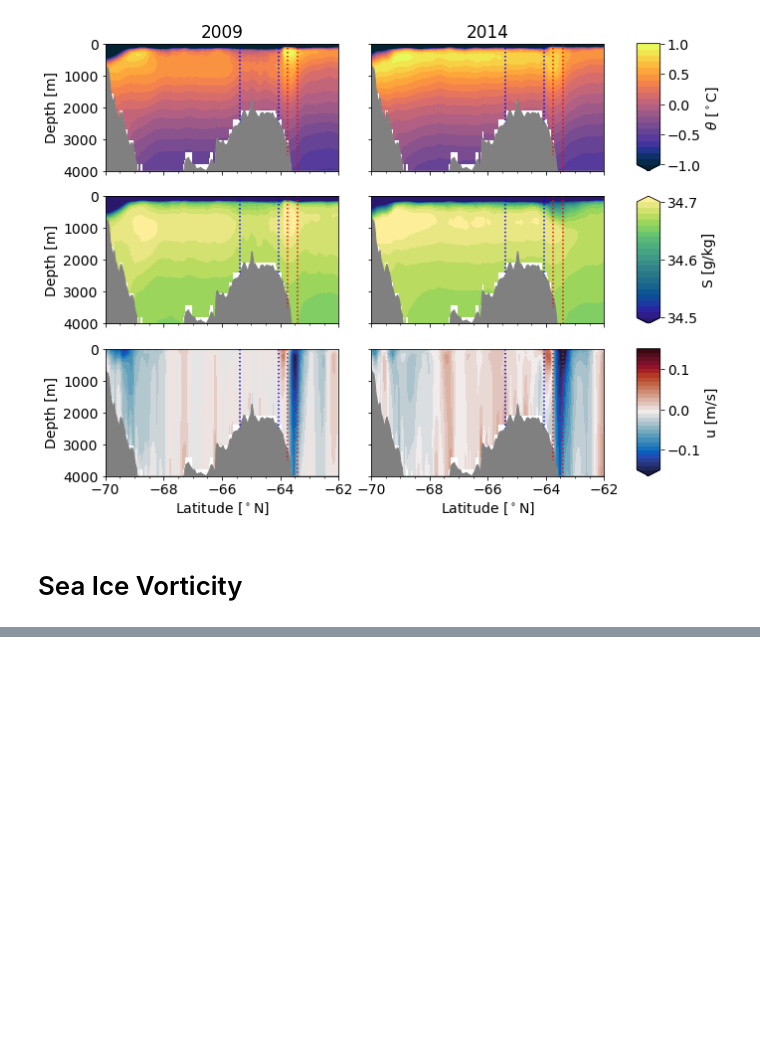
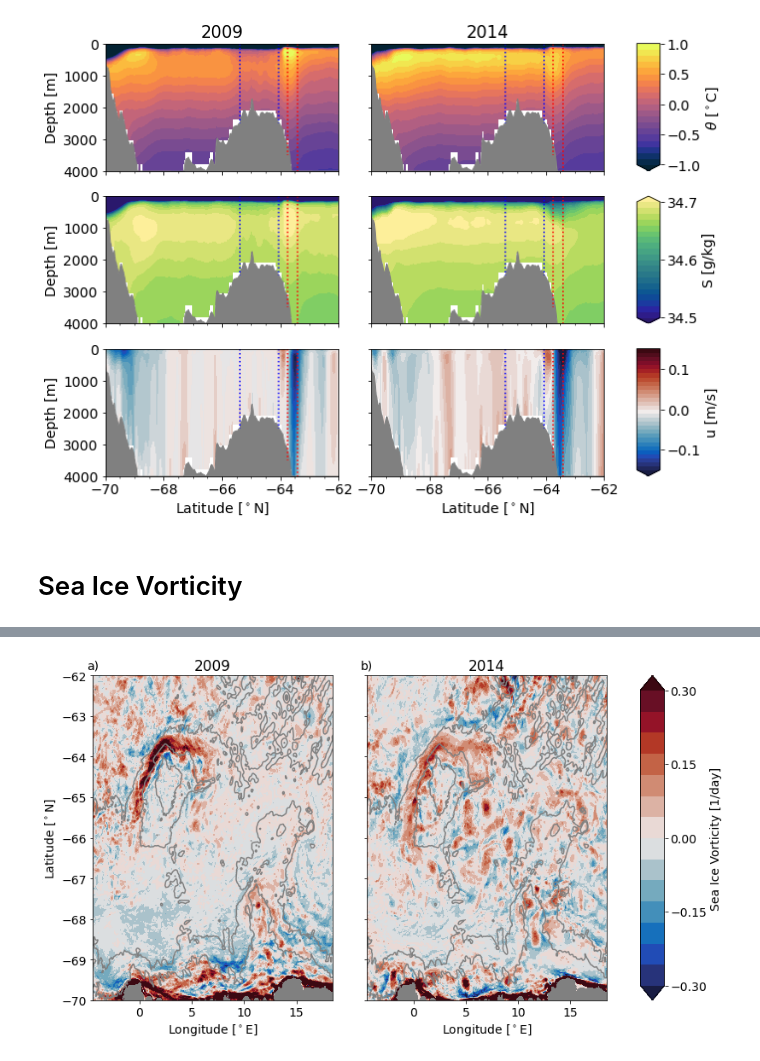
Before and after one commit to bguelk/JGR_2023_MaudRise, a Jupyter notebook: plot_figures/plot_sections.ipynb, the cells around one changed output, grey strips where cells are left out. Cells and saved outputs as stored; diff of their text form; code cells hidden in the pictures; blank space fills up the shorter version.

```diff
--- a/plot_figures/plot_sections.ipynb
+++ b/plot_figures/plot_sections.ipynb
@@ -394,0 +397,55 @@ plt.savefig('./seaice_vorticity_2009_2014.jpg',dpi=300)
+# %%
+path=('../../MAUD_RISE_config/maud_v4/m36_ke2/section/')
+
+ds_09=xr.open_mfdataset(path+'Vort*_2009_m36_fullyear.nc')
+ds_09=ds_09.expand_dims(dim='t')
+ds_09['year']=ds_09.t+2009
+ds_09.coords['year']=ds_09.year
+
+ds_14=xr.open_mfdataset(path+'Vort*_2014_m36_fullyear.nc')
+ds_14=ds_14.expand_dims(dim='t')
+ds_14['year']=ds_14.t+2014
+ds_14.coords['year']=ds_14.year
+
+bat=xr.open_dataset('../../MAUD_RISE_config/maud_v4/m36_mask/1_domain_cfg_50levels_new.nc')
+bat.coords['nav_lon']=bat.nav_lon.mean(dim='y')
+bat.coords['nav_lat']=bat.nav_lat.mean(dim='x')
+bat=bat.swap_dims({'x':'x_c','y':'y_c','z':'z_c'})
+
+mask=xr.open_mfdataset('../../MAUD_RISE_config/maud_v4/m36_mask/mask*.nc')
+
+ds_14=xr.merge((ds_14,bat.bathy_meter,mask))
+ds=xr.concat((ds_09,ds_14),dim='t')
+
+
+ymax=4000
+vamax=0.3
+vamin=-vamax
+lev=15
+fig,axes=plt.subplots(1,3,figsize=(12,7),gridspec_kw={'width_ratios':[1,1,0.1]})
+
+ax=axes[0]
+ds.vort_ice_ym.isel(t=0).plot.contourf(x="glamt",y="gphit",ax=ax,vmin=vamin,vmax=vamax,levels=lev,cmap=cmo.balance,add_colorbar=False)
+ds.bathy_meter.plot.contour(x="glamt",y="gphit",ax=ax,levels=[2500,3500,5000],colors='grey')
+ds.bathy_meter.where(ds.bathy_meter<1).plot.contourf(x="glamt",y="gphit",ax=ax,colors='gray',add_colorbar=False)
+ax.set_xlim((-4.5,18.5))
+ax.set_ylim(-70,-62)
+ax.set_title('%d'%ds.year.isel(t=0))
+ax.set_ylabel('Latitude [$^\circ$N]')
+ax.set_xlabel('Longitude [$^\circ$E]')
+ax.text(.0, 1.03, 'a)', horizontalalignment='center',verticalalignment='center', transform=ax.transAxes,fontsize='14')
+ax=axes[1]
+cbv=ds.vort_ice_ym.isel(t=1).plot.contourf(x="glamt",y="gphit",ax=ax,vmin=vamin,vmax=vamax,levels=lev,cmap=cmo.balance,add_colorbar=False)
+ds.bathy_meter.plot.contour(x="glamt",y="gphit",ax=ax,levels=[2500,3500,5000],colors='grey')
+ds.bathy_meter.where(ds.bathy_meter<1).plot.contourf(x="glamt",y="gphit",ax=ax,colors='gray',add_colorbar=False)
+ax.set_xlim((-4.5,18.5))
+ax.set_ylim(-70,-62)
+ax.set_title('%d'%ds.year.isel(t=1))
+ax.set_ylabel('')
+ax.set_yticklabels([])
+ax.set_xlabel('Longitude [$^\circ$E]')
+ax.text(.0, 1.03, 'b)', horizontalalignment='center',verticalalignment='center', transform=ax.transAxes,fontsize='14')
+plt.colorbar(cbv,cax=axes[2],ticks=np.arange(-0.3,0.45,0.15),label='Sea Ice Vorticity [1/day]')
+plt.savefig('./seaice_vorticity_2009_2014_fullyear.jpg',dpi=300)
+# %% [output]
+[figure, added]
```
Also changed, not shown: parts of 2 cells of this notebook.
